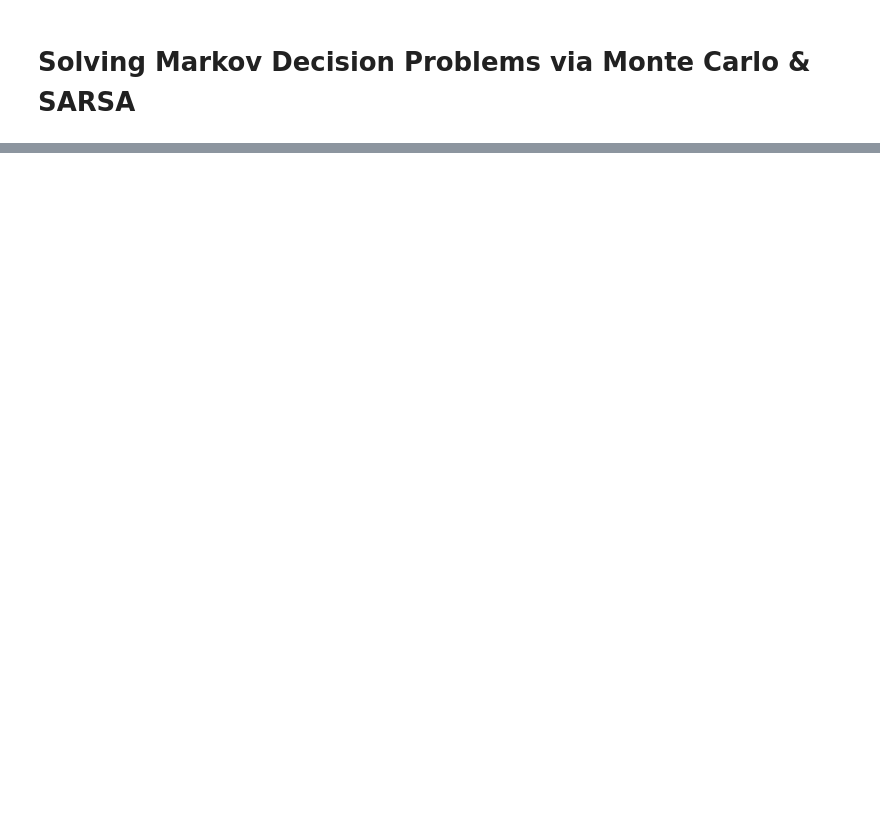
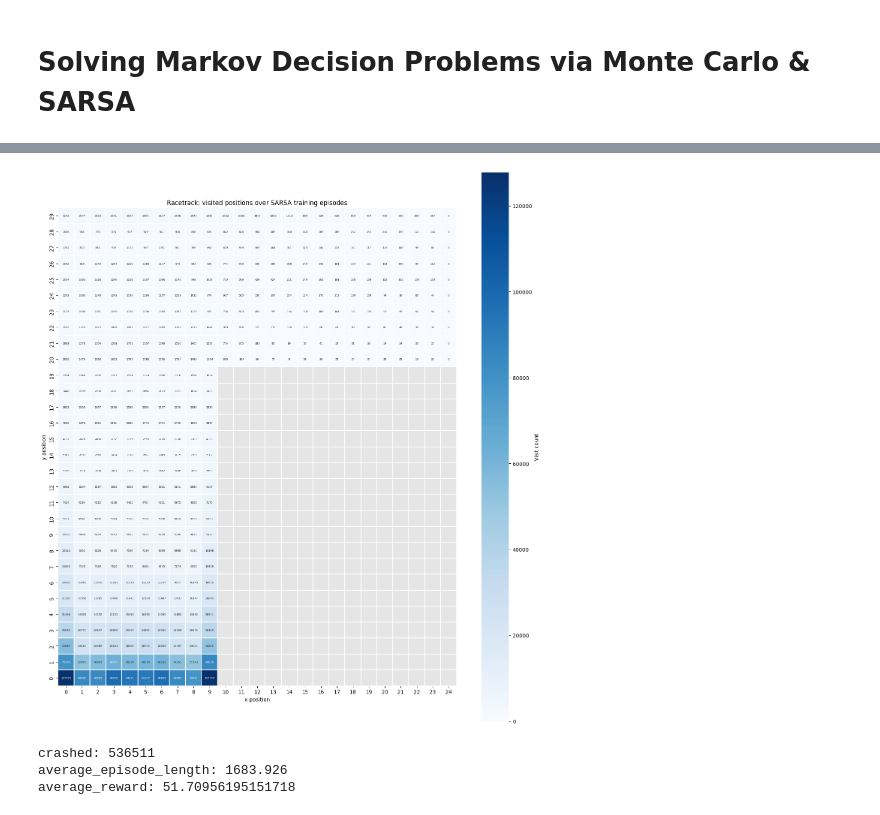
Before and after one commit to RobertMyersJr/CSC-5661, a Jupyter notebook: lab_3/lab_3.ipynb, the cells around one changed output, grey strips where cells are left out. Cells and saved outputs as stored; diff of their text form; code cells hidden in the pictures; blank space fills up the shorter version.

```diff
--- a/lab_3/lab_3.ipynb
+++ b/lab_3/lab_3.ipynb
@@ -575,0 +512,2 @@ average_reward: 0.32469082591790366
+# %%
+expected_sarsa_my_reward_agent, expected_sarsa_my_reward_visits, expected_sarsa_my_reward_results, expected_sarsa_my_reward_track_env = sarsa_env(agent_expected_sarsa, False)
@@ -575,0 +532,8 @@ average_reward: 0.32469082591790366
+# %%
+plot_heatmap(expected_sarsa_my_reward_visits, expected_sarsa_my_reward_track_env)
+print_episode_results(expected_sarsa_my_reward_results)
+# %% [output]
+[figure, added]
+crashed: 536511
+average_episode_length: 1683.926
+average_reward: 51.70956195151718
```
Also changed, not shown: parts of 37 cells of this notebook, 1 other file.
